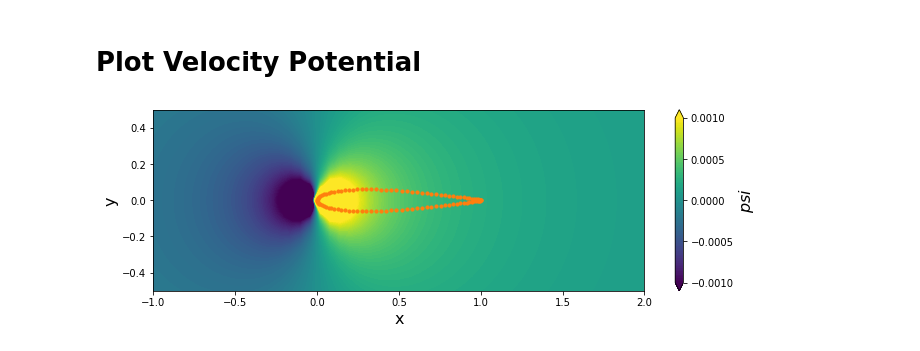
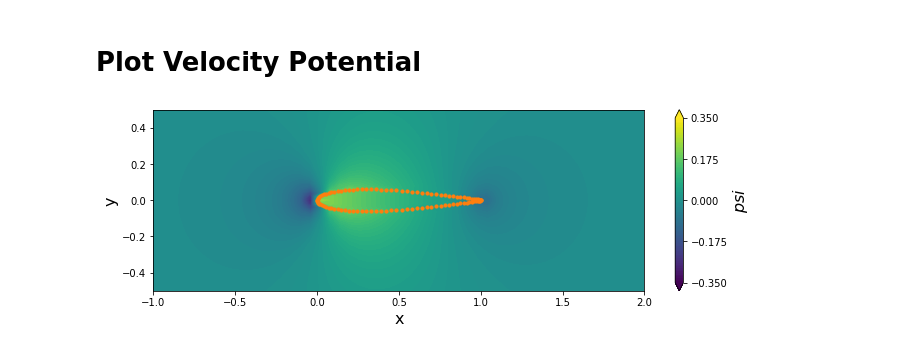
Before and after one commit to smmagic/MAE6226, a Jupyter notebook: Assignment_01.ipynb, the cells around one changed output. Drawn from its saved outputs; the diff is of its cells as text; code cells hidden in the pictures.

```diff
--- a/Assignment_01.ipynb
+++ b/Assignment_01.ipynb
@@ -98,7 +98,7 @@ v = v_freestream + v_source
 # Calculate Phi
 # %%
 for n in range(0, 100):
-    phi_calc = (NACA12_sigma[n] / (2 * math.pi)) * (X / (X**2 + Y**2))
+    phi_calc = (NACA12_sigma[n] / (2 * math.pi)) * ((X - NACA12_x[n]) / ((X - NACA12_x[n])**2 + (Y - NACA12_y[n])**2))
     phi.append(phi_calc)
 
 phi = numpy.sum(phi, axis=0)
@@ -159,17 +159,17 @@ pyplot.scatter(x_cpMax, y_cpMax, color='#CD2305', s=80, marker='o');
 # %%
 width = 10
 height = (y_end - y_start) / (x_end - x_start) * width
 pyplot.figure(figsize=(1.1 * width, height))
 pyplot.xlabel('x', fontsize=16)
 pyplot.ylabel('y', fontsize=16)
 pyplot.xlim(x_start, x_end)
 pyplot.ylim(y_start, y_end)
 contf = pyplot.contourf(X, Y, phi,
-                        levels=numpy.linspace(-0.001, 0.001, 100), extend='both')
+                        levels=numpy.linspace(-0.35, 0.35, 100), extend='both')
 cbar = pyplot.colorbar(contf)
 cbar.set_label('$psi$', fontsize=16)
-cbar.set_ticks([-.001, -.0005, 0.0, .0005, .001])
+cbar.set_ticks([-.35, -.175, 0, .175, .35])
 pyplot.scatter(NACA12_x, NACA12_y,
                color='#ff7f0e', s=10, marker='o');
 # %% [output]
-[figure, old version]
+[figure, new version]
```
